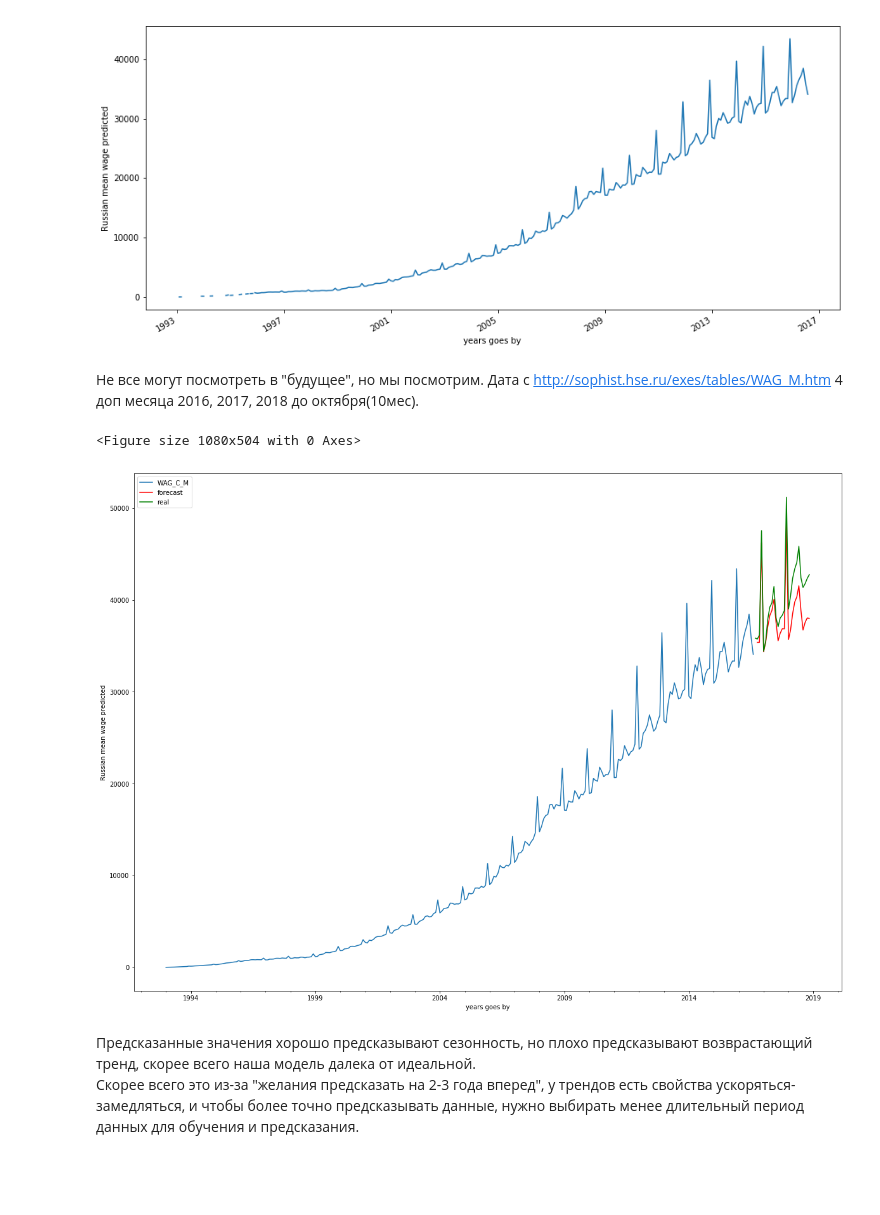
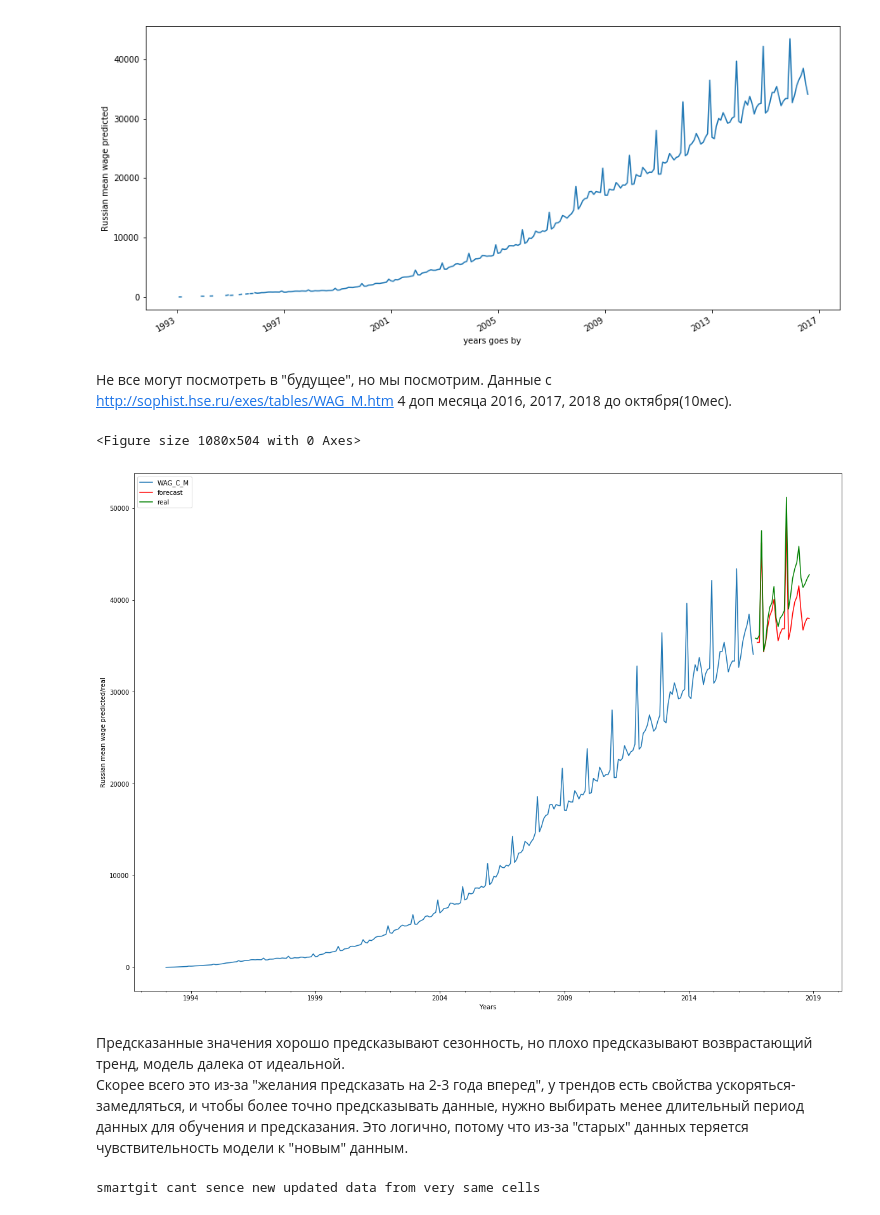
Before and after one commit to RiskofStorm/dataquest-yandex, a Jupyter notebook: yandex/5at/TimeSeriesPredictions.ipynb, the cells around one changed output. Drawn from its saved outputs; the diff is of its cells as text; code cells hidden in the pictures; blank space fills up the shorter version.

```diff
--- a/yandex/5at/TimeSeriesPredictions.ipynb
+++ b/yandex/5at/TimeSeriesPredictions.ipynb
@@ -196,34 +195,38 @@ plt.show()
 # %% [output]
 [figure]
 # %% [markdown]
-Не все могут посмотреть в "будущее", но мы посмотрим. Дата с http://sophist.hse.ru/exes/tables/WAG_M.htm 4 доп месяца 2016, 2017, 2018 до октября(10мес).
+Не все могут посмотреть в "будущее", но мы посмотрим. Данные с http://sophist.hse.ru/exes/tables/WAG_M.htm 4 доп месяца 2016, 2017, 2018 до октября(10мес).
 # %%
 future_ = pd.read_html("http://sophist.hse.ru/exes/tables/WAG_M.htm")[0]
 rmw3 = future_.iloc[286:313, 3:]
-
+date_list = [datetime.datetime.strptime("2016-09-01", "%Y-%m-%d") + relativedelta(months=x) for x in range(0,27)]
 rmw3 = pd.DataFrame(index=date_list,data=rmw3.values, columns=['real'])
 rmw3.real = rmw3.real.str.slice(0,-1)
 rmw3.real = rmw3.real.astype("float64")
 # %%
 rmw2 = rmw[['WAG_C_M']]
 date_list = [datetime.datetime.strptime("2016-09-01", "%Y-%m-%d") + relativedelta(months=x) for x in range(0,27)]
 future = pd.DataFrame(index=date_list, columns= rmw2.columns)
 rmw2 = pd.concat([rmw2, future])
 rmw2['forecast'] = invboxcox(best_model.predict(start=285, end=311), lmbda)
 
 
 fig = plt.figure()
 plt.figure(figsize(20,15))
 rmw2.WAG_C_M.plot()
 rmw2.forecast.plot(color='r')
 rmw3.real.plot(color='g')
-plt.ylabel('Russian mean wage predicted')
-plt.xlabel("years goes by")
+plt.ylabel('Russian mean wage predicted/real')
+plt.xlabel("Years")
 plt.legend()
 plt.show()
 # %% [output]
 <Figure size 1080x504 with 0 Axes>
-[figure, old version]
+[figure, new version]
 # %% [markdown]
-Предсказанные значения хорошо предсказывают сезонность, но плохо предсказывают возврастающий тренд, скорее всего наша модель далека от идеальной.
-Скорее всего это из-за "желания предсказать на 2-3 года вперед", у трендов есть свойства ускоряться-замедляться, и чтобы более точно предсказывать данные, нужно выбирать менее длительный период данных для обучения и предсказания.
+Предсказанные значения хорошо предсказывают сезонность, но плохо предсказывают возврастающий тренд,  модель далека от идеальной.
+Скорее всего это из-за "желания предсказать на 2-3 года вперед", у трендов есть свойства ускоряться-замедляться, и чтобы более точно предсказывать данные, нужно выбирать менее длительный период данных для обучения и предсказания. Это логично, потому что из-за "старых" данных теряется чувствительность модели к "новым" данным.
+# %%
+print "smartgit cant sence new updated data from very same cells"
+# %% [output]
+smartgit cant sence new updated data from very same cells
```
Also changed, not shown: parts of 9 cells of this notebook.
